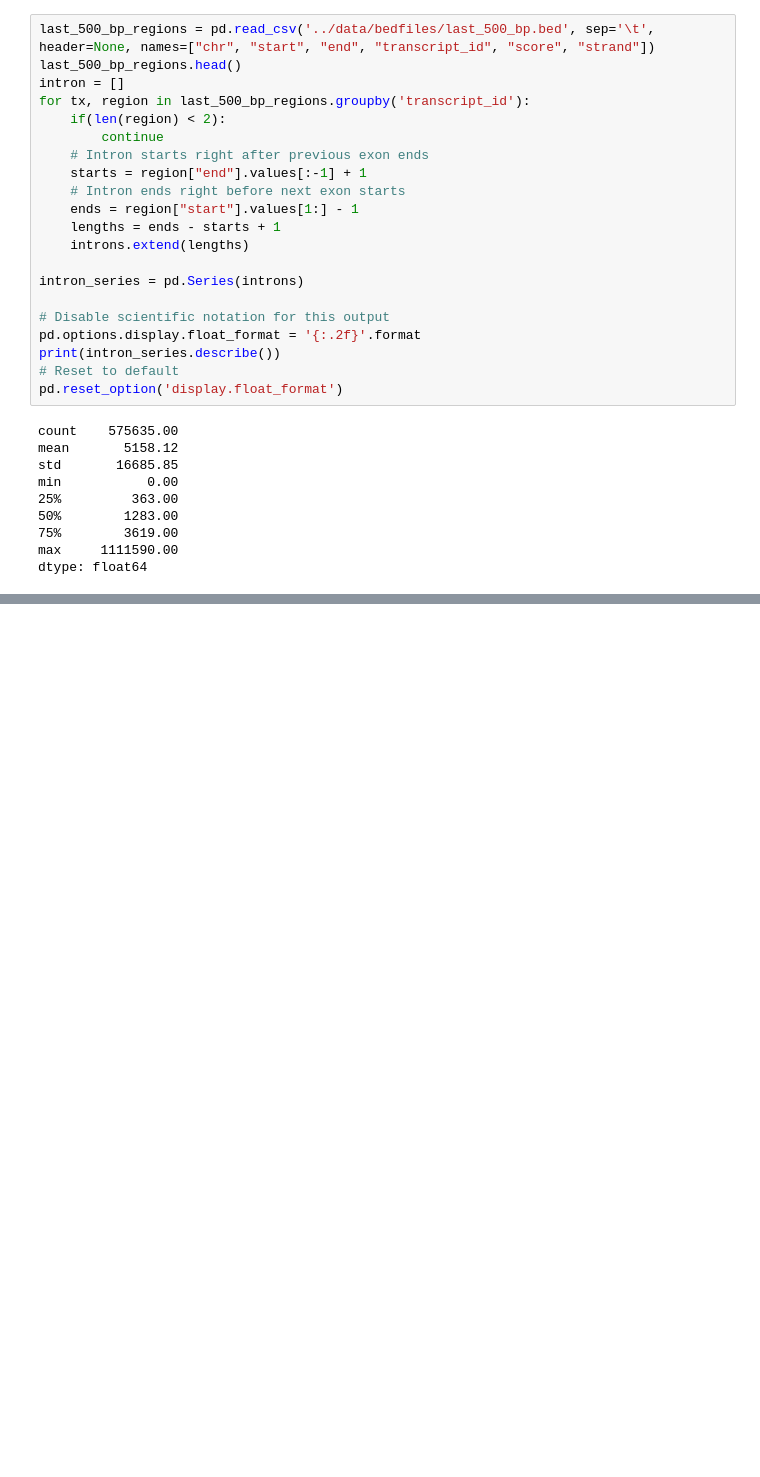
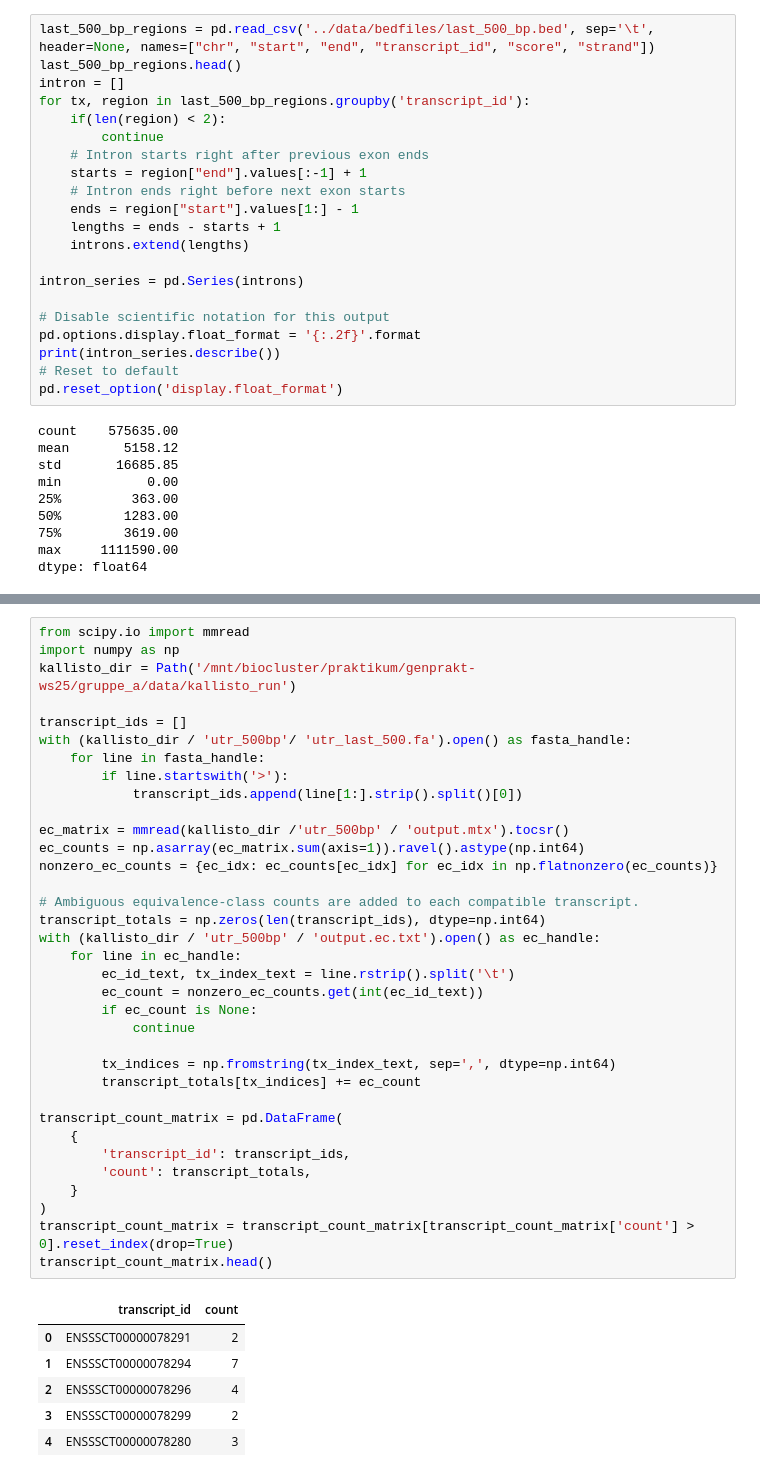
Before and after one commit to tolgatabanli/scCount_gobi, a Jupyter notebook: prototyping/playground.ipynb, the cells around one changed output, grey strips where cells are left out. Drawn from its saved outputs; the diff is of its cells as text; blank space fills up the shorter version.

```diff
--- a/prototyping/playground.ipynb
+++ b/prototyping/playground.ipynb
@@ -342,0 +375,42 @@ dtype: float64
+# %%
+from scipy.io import mmread
+import numpy as np
+kallisto_dir = Path('/mnt/biocluster/praktikum/genprakt-ws25/gruppe_a/data/kallisto_run')
+
+transcript_ids = []
+with (kallisto_dir / 'utr_500bp'/ 'utr_last_500.fa').open() as fasta_handle:
+    for line in fasta_handle:
+        if line.startswith('>'):
+            transcript_ids.append(line[1:].strip().split()[0])
+
+ec_matrix = mmread(kallisto_dir /'utr_500bp' / 'output.mtx').tocsr()
+ec_counts = np.asarray(ec_matrix.sum(axis=1)).ravel().astype(np.int64)
+nonzero_ec_counts = {ec_idx: ec_counts[ec_idx] for ec_idx in np.flatnonzero(ec_counts)}
+
+# Ambiguous equivalence-class counts are added to each compatible transcript.
+transcript_totals = np.zeros(len(transcript_ids), dtype=np.int64)
+with (kallisto_dir / 'utr_500bp' / 'output.ec.txt').open() as ec_handle:
+    for line in ec_handle:
+        ec_id_text, tx_index_text = line.rstrip().split('\t')
+        ec_count = nonzero_ec_counts.get(int(ec_id_text))
+        if ec_count is None:
+            continue
+
+        tx_indices = np.fromstring(tx_index_text, sep=',', dtype=np.int64)
+        transcript_totals[tx_indices] += ec_count
+
+transcript_count_matrix = pd.DataFrame(
+    {
+        'transcript_id': transcript_ids,
+        'count': transcript_totals,
+    }
+)
+transcript_count_matrix = transcript_count_matrix[transcript_count_matrix['count'] > 0].reset_index(drop=True)
+transcript_count_matrix.head()
+# %% [output]
+|  | transcript_id | count |
+| 0 | ENSSSCT00000078291 | 2 |
+| 1 | ENSSSCT00000078294 | 7 |
+| 2 | ENSSSCT00000078296 | 4 |
+| 3 | ENSSSCT00000078299 | 2 |
+| 4 | ENSSSCT00000078280 | 3 |
```
Also changed, not shown: parts of 8 cells of this notebook, 2 other files.
